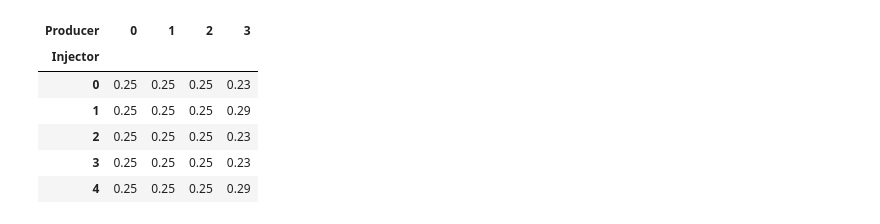
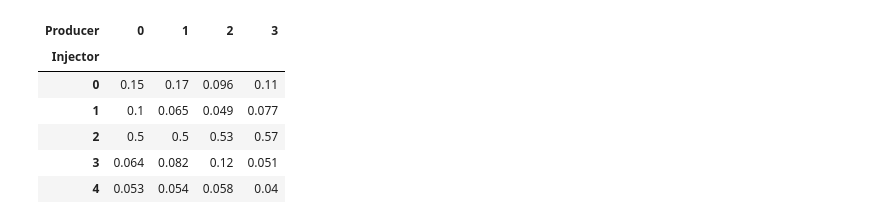
Before and after one commit to leleony/proxy-crm, a Jupyter notebook: main/exampleCase.ipynb, the cells around one changed output. Cells and saved outputs as stored; diff of their text form; code cells hidden in the pictures.

```diff
--- a/main/exampleCase.ipynb
+++ b/main/exampleCase.ipynb
@@ -76,0 +48,35 @@ q_hat_sh_train = shut_in_test.predict()
+# %%
+#Create train-test dataset for base case.
+inj_train = inj.values[1:train_size]
+prod_train = prod.values[1:train_size]
+oil_prod_train = oil_prod.values[1:train_size]
+time_train = time.values[1:train_size].astype('float')
+press_train = pressure.values[1:train_size]
+
+inj_test = inj.values[train_size:]
+prod_test = prod.values[train_size:]
+oil_prod_test = oil_prod.values[train_size:]
+time_test = time.values[train_size:].astype('float')
+press_test = pressure.values[train_size:]
+
+# for single well shut-in case.
+inj_shut_in1_train = inj_shut_in1.values[1:train_size]
+prod_shut_in1_train = prod_shut_in1.values[1:train_size]
+oil_prod_shut_in1_train = oil_prod_shut_in1.values[1:train_size]
+press_shut_in1_train = pressure_shut_in1.values[1:train_size]
+
+inj_shut_in1_test = inj_shut_in1.values[train_size:]
+prod_shut_in1_test = prod_shut_in1.values[train_size:]
+oil_prod_shut_in1_test = oil_prod_shut_in1.values[train_size:]
+press_shut_in1_test = pressure_shut_in2.values[train_size:]
+
+# for two well shut-in case.
+inj_shut_in2_train = inj_shut_in2.values[1:train_size]
+prod_shut_in2_train = prod_shut_in2.values[1:train_size]
+oil_prod_shut_in2_train = oil_prod_shut_in2.values[1:train_size]
+press_shut_in2_train = pressure_shut_in2.values[1:train_size]
+
+inj_shut_in2_test = inj_shut_in2.values[train_size:]
+prod_shut_in2_test = prod_shut_in2.values[train_size:]
+oil_prod_shut_in2_test = oil_prod_shut_in2.values[train_size:]
+press_shut_in2_test = pressure_shut_in2.values[train_size:]
@@ -76,0 +117,6 @@ q_hat_sh_train = shut_in_test.predict()
+# %%
+start = timer()
+shut_in1_test = pCRM.proxyCRM()
+shut_in1_test.fit(oil_prod_shut_in1_train, inj_shut_in1_train, press_shut_in1_train, time_train[:,0],num_cores=4, ftol=1e-3)
+end = timer()
+print(end-start)
@@ -129,15 +321,15 @@ connectivity.T.style.highlight_max(color='blue').format("{:.2}")
 # %%
 shut_in_connectivity = pd.DataFrame(
-    shut_in_test.lambda_ip,
+    shut_in1_test.lambda_ip.reshape(4,5),
     index=prod.columns.rename("Producer"),
     columns=inj.columns.rename("Injector"),
 )
 shut_in_connectivity.T.style.highlight_max(color='blue').format("{:.2}")
 # %% [output]
 | Producer | 0 | 1 | 2 | 3 |
 | Injector |  |  |  |  |
-| 0 | 0.25 | 0.25 | 0.25 | 0.23 |
-| 1 | 0.25 | 0.25 | 0.25 | 0.29 |
-| 2 | 0.25 | 0.25 | 0.25 | 0.23 |
-| 3 | 0.25 | 0.25 | 0.25 | 0.23 |
-| 4 | 0.25 | 0.25 | 0.25 | 0.29 |
+| 0 | 0.15 | 0.17 | 0.096 | 0.11 |
+| 1 | 0.1 | 0.065 | 0.049 | 0.077 |
+| 2 | 0.5 | 0.5 | 0.53 | 0.57 |
+| 3 | 0.064 | 0.082 | 0.12 | 0.051 |
+| 4 | 0.053 | 0.054 | 0.058 | 0.04 |
```
Also changed, not shown: parts of 68 cells of this notebook, 41 other files.
